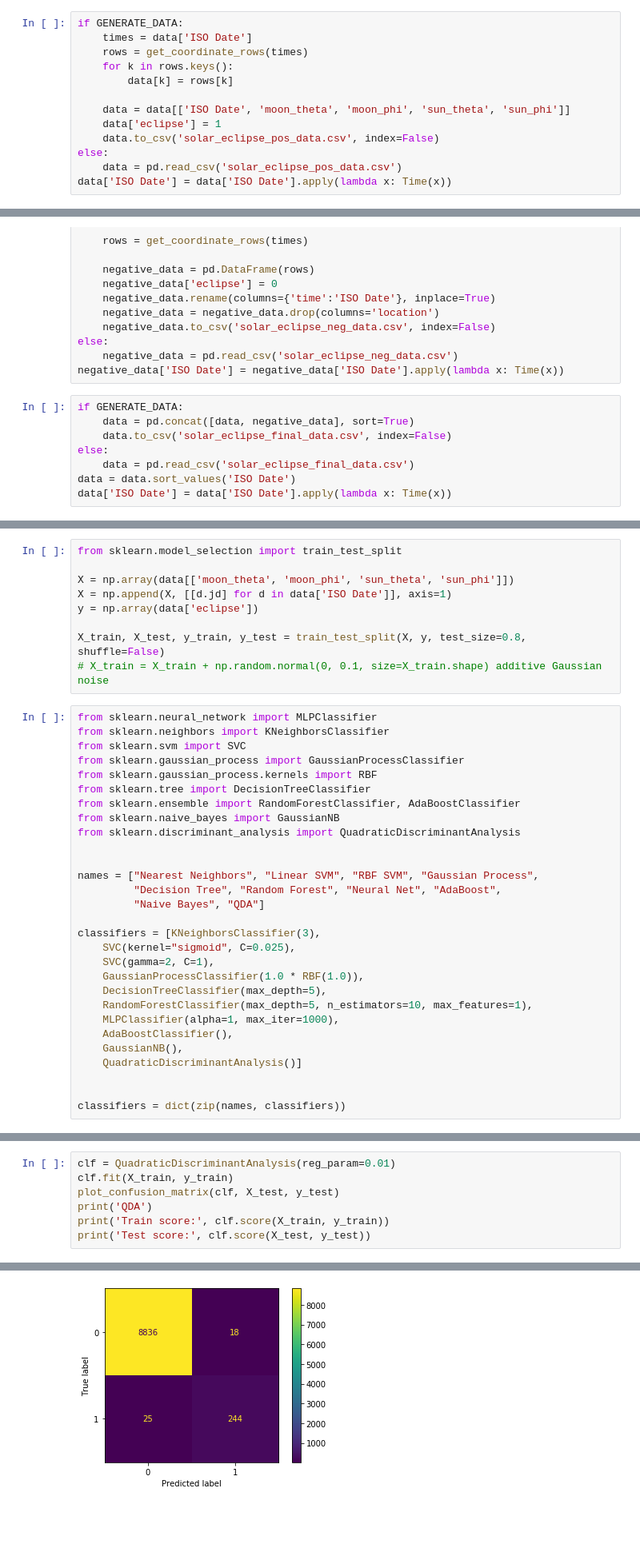
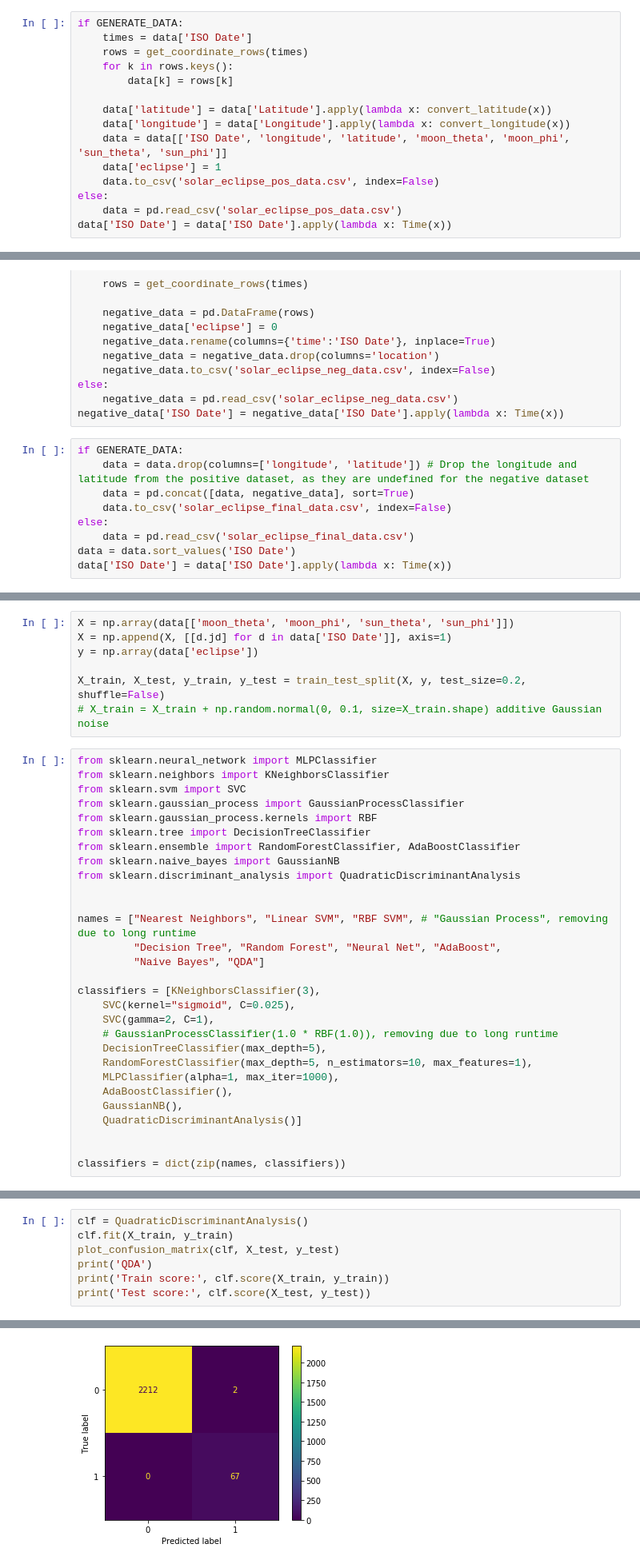
Before and after one commit to Kaahan/skep_project_s_final, a Jupyter notebook: eclipse/predict_eclipse.ipynb, the cells around one changed output, grey strips where cells are left out. Shown at 80% size. Drawn from its saved outputs; the diff is of its cells as text; blank space fills up the shorter version.

```diff
--- a/eclipse/predict_eclipse.ipynb
+++ b/eclipse/predict_eclipse.ipynb
@@ -80,7 +93,9 @@ if GENERATE_DATA:
     for k in rows.keys():
         data[k] = rows[k]
 
-    data = data[['ISO Date', 'moon_theta', 'moon_phi', 'sun_theta', 'sun_phi']]
+    data['latitude'] = data['Latitude'].apply(lambda x: convert_latitude(x))
+    data['longitude'] = data['Longitude'].apply(lambda x: convert_longitude(x))
+    data = data[['ISO Date', 'longitude', 'latitude', 'moon_theta', 'moon_phi', 'sun_theta', 'sun_phi']]
     data['eclipse'] = 1
     data.to_csv('solar_eclipse_pos_data.csv', index=False)
 else:
@@ -112,6 +129,7 @@ else:
 negative_data['ISO Date'] = negative_data['ISO Date'].apply(lambda x: Time(x))
 # %%
 if GENERATE_DATA:
+    data = data.drop(columns=['longitude', 'latitude']) # Drop the longitude and latitude from the positive dataset, as they are undefined for the negative dataset
     data = pd.concat([data, negative_data], sort=True)
     data.to_csv('solar_eclipse_final_data.csv', index=False)
 else:
@@ -149,11 +172,9 @@ plot_parameter('sun_theta', 100)
 # %%
-from sklearn.model_selection import train_test_split
-
 X = np.array(data[['moon_theta', 'moon_phi', 'sun_theta', 'sun_phi']])
 X = np.append(X, [[d.jd] for d in data['ISO Date']], axis=1)
 y = np.array(data['eclipse'])
 
-X_train, X_test, y_train, y_test = train_test_split(X, y, test_size=0.8, shuffle=False)
+X_train, X_test, y_train, y_test = train_test_split(X, y, test_size=0.2, shuffle=False)
 # X_train = X_train + np.random.normal(0, 0.1, size=X_train.shape) additive Gaussian noise
 # %%
 from sklearn.neural_network import MLPClassifier
@@ -167,14 +188,14 @@ from sklearn.naive_bayes import GaussianNB
 from sklearn.discriminant_analysis import QuadraticDiscriminantAnalysis
 
 
-names = ["Nearest Neighbors", "Linear SVM", "RBF SVM", "Gaussian Process",
+names = ["Nearest Neighbors", "Linear SVM", "RBF SVM", # "Gaussian Process", removing due to long runtime
          "Decision Tree", "Random Forest", "Neural Net", "AdaBoost",
          "Naive Bayes", "QDA"]
 
 classifiers = [KNeighborsClassifier(3),
     SVC(kernel="sigmoid", C=0.025),
     SVC(gamma=2, C=1),
-    GaussianProcessClassifier(1.0 * RBF(1.0)),
+    # GaussianProcessClassifier(1.0 * RBF(1.0)), removing due to long runtime
     DecisionTreeClassifier(max_depth=5),
     RandomForestClassifier(max_depth=5, n_estimators=10, max_features=1),
     MLPClassifier(alpha=1, max_iter=1000),
@@ -222,5 +242,5 @@ Test score: 0.9945193467061274
 # %%
-clf = QuadraticDiscriminantAnalysis(reg_param=0.01)
+clf = QuadraticDiscriminantAnalysis()
 clf.fit(X_train, y_train)
 plot_confusion_matrix(clf, X_test, y_test)
 print('QDA')
@@ -233,4 +253,4 @@ Test score: 0.9952866381672696
-[figure, old version]
+[figure, new version]
 # %%
 from sklearn.model_selection import GridSearchCV
 # %%
```
Also changed, not shown: parts of 25 cells of this notebook, 1 other file.
